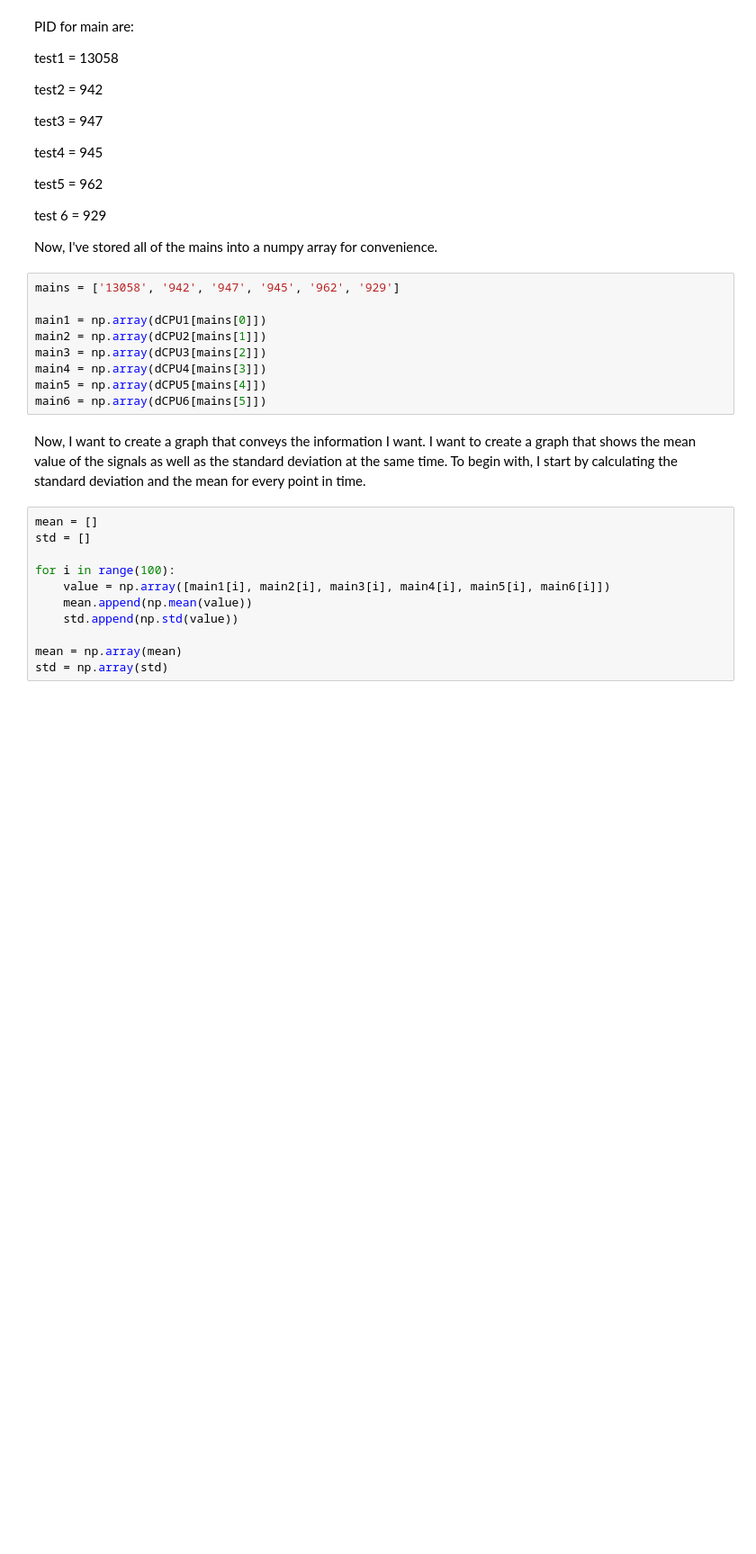
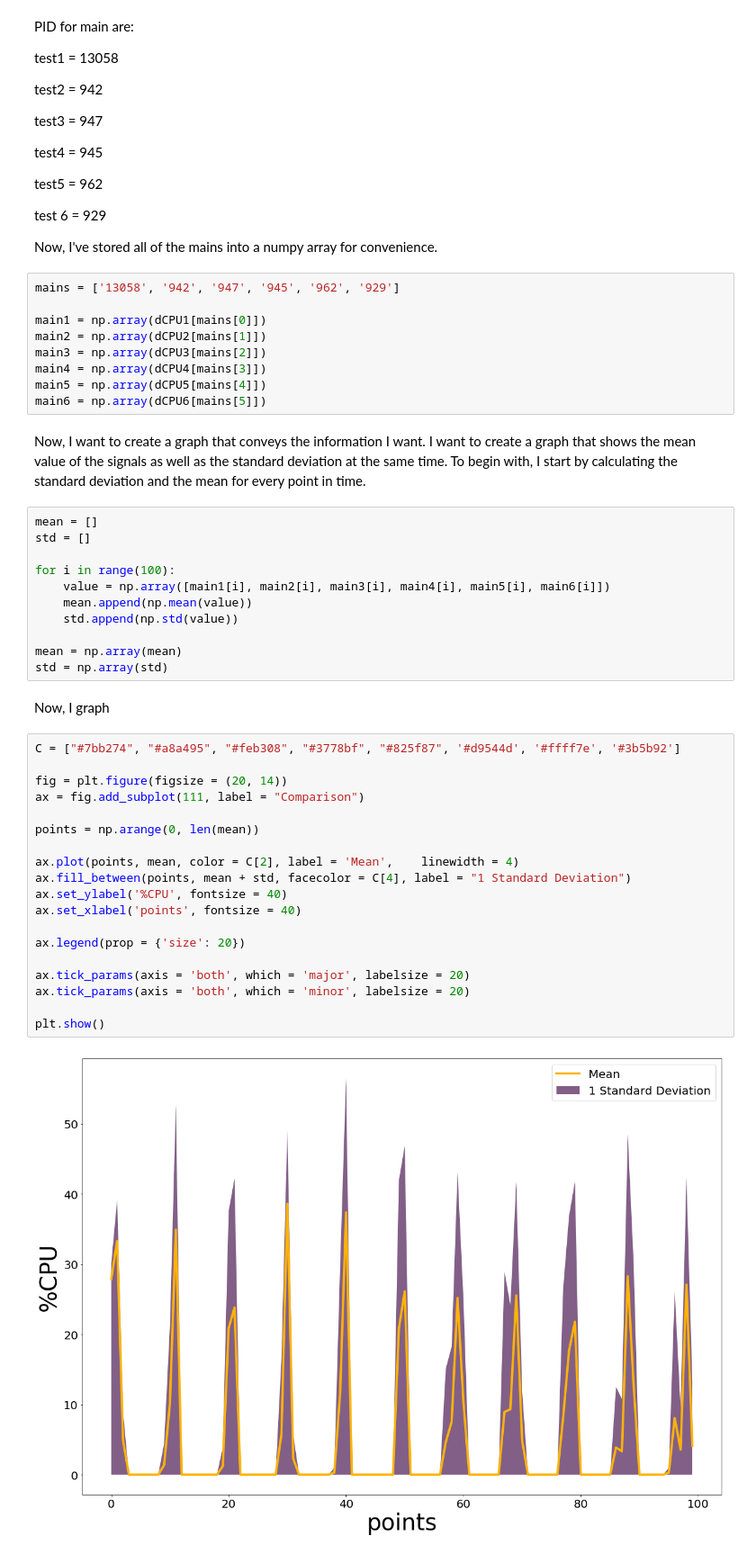
Before and after one commit to ThibaultHuyet/data_parsing, a Jupyter notebook: Notebooks/Untitled.ipynb, the cells around one changed output. Shown at 90% size. Drawn from its saved outputs; the diff is of its cells as text; blank space fills up the shorter version.

Commit message:
Added graph

```diff
--- a/Notebooks/Untitled.ipynb
+++ b/Notebooks/Untitled.ipynb
@@ -107,3 +107,26 @@ for i in range(100):
 
 mean = np.array(mean)
 std = np.array(std)
+# %% [markdown]
+Now, I graph
+# %%
+C = ["#7bb274", "#a8a495", "#feb308", "#3778bf", "#825f87", '#d9544d', '#ffff7e', '#3b5b92']
+
+fig = plt.figure(figsize = (20, 14))
+ax = fig.add_subplot(111, label = "Comparison")
+
+points = np.arange(0, len(mean))
+
+ax.plot(points, mean, color = C[2], label = 'Mean',    linewidth = 4)
+ax.fill_between(points, mean + std, facecolor = C[4], label = "1 Standard Deviation")
+ax.set_ylabel('%CPU', fontsize = 40)
+ax.set_xlabel('points', fontsize = 40)
+
+ax.legend(prop = {'size': 20})
+
+ax.tick_params(axis = 'both', which = 'major', labelsize = 20)
+ax.tick_params(axis = 'both', which = 'minor', labelsize = 20)
+
+plt.show()
+# %% [output]
+[figure, added]
```
